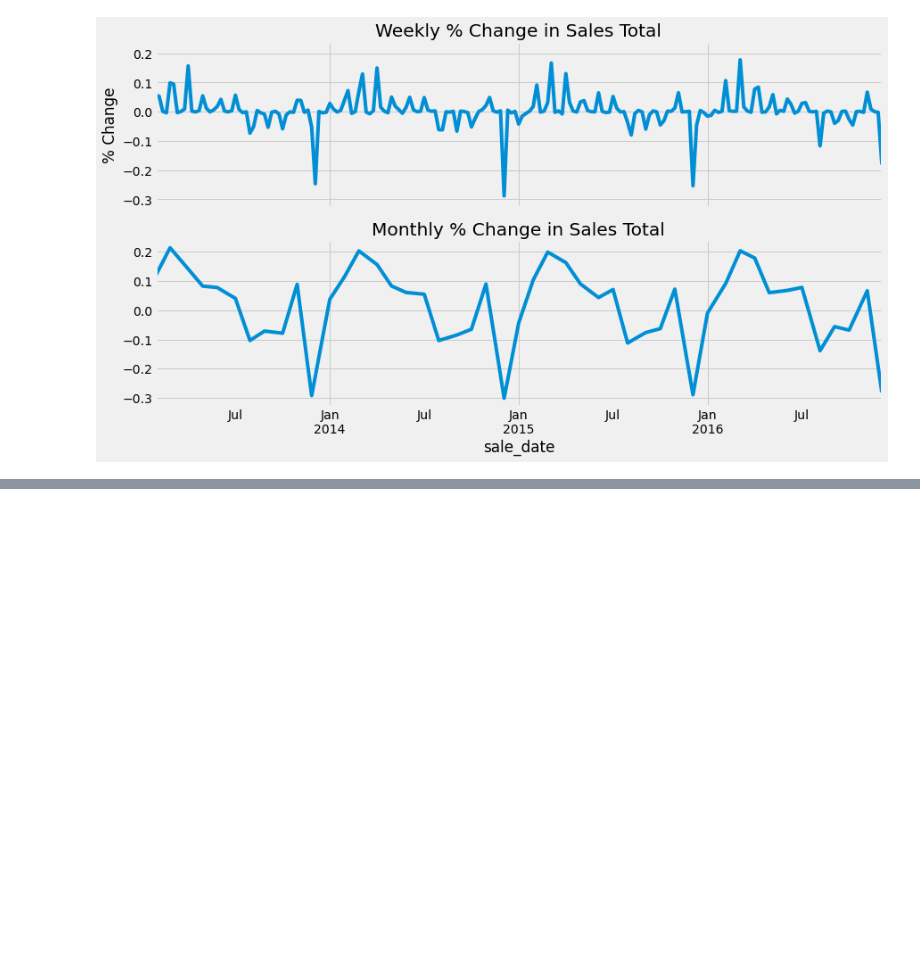
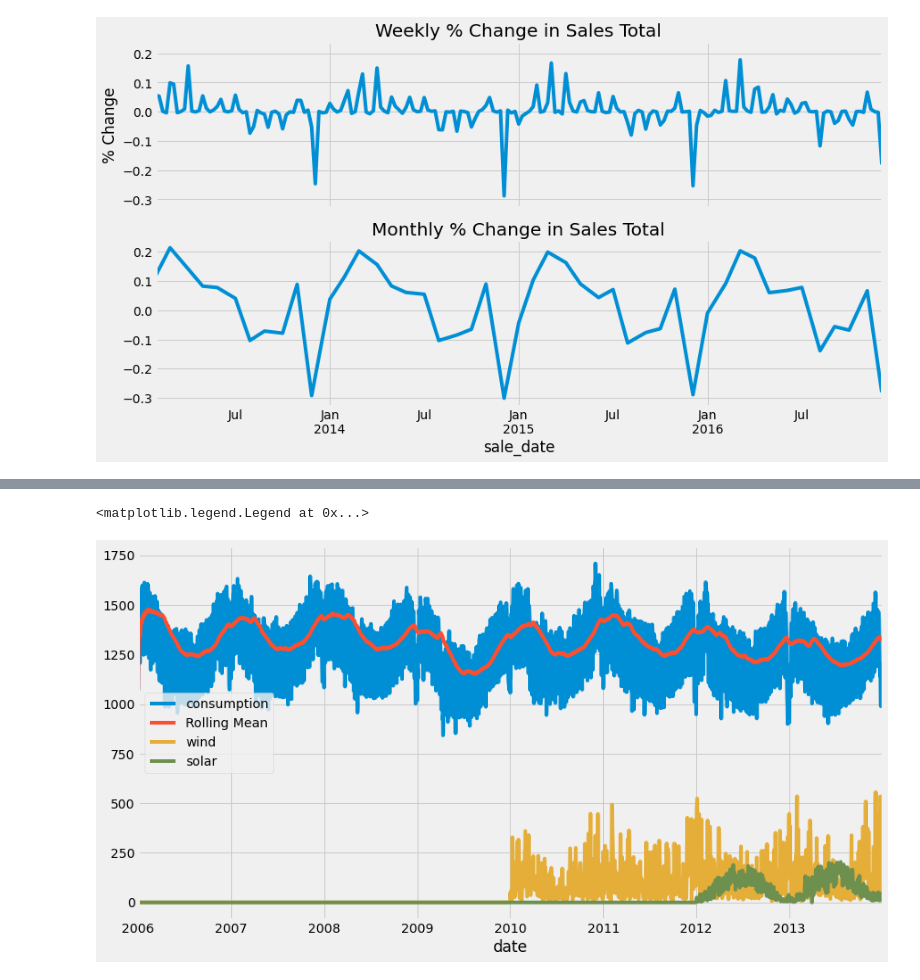
Before and after one commit to raycerna/time-series-exercises, a Jupyter notebook: explore.ipynb, the cells around one changed output, grey strips where cells are left out. Drawn from its saved outputs; the diff is of its cells as text; code cells hidden in the pictures; blank space fills up the shorter version.

```diff
--- a/explore.ipynb
+++ b/explore.ipynb
@@ -172,0 +201,2 @@ ax2.set(title='Monthly % Change in Sales Total')
+# %%
+power = acquire.get_power_data()
@@ -172,0 +206,2 @@ ax2.set(title='Monthly % Change in Sales Total')
+# %%
+power = prepare.prep_opsd_data(power)
@@ -172,0 +218,6 @@ ax2.set(title='Monthly % Change in Sales Total')
+# %%
+# Split the data, so that train contains information up to and including 2013.
+# The remaning data should be placed in test.
+
+train = power[:'2013']
+train.head()
@@ -172,0 +232,11 @@ ax2.set(title='Monthly % Change in Sales Total')
+# %%
+# Visualize your train-test split.
+
+train.consumption.plot(label="consumption")
+plt.plot(train['consumption'].rolling('90D').mean(), label="Rolling Mean")
+train.wind.plot()
+train.solar.plot()
+plt.legend()
+# %% [output]
+<matplotlib.legend.Legend at 0x...>
+[figure, added]
```
Also changed, not shown: parts of 8 cells of this notebook.
